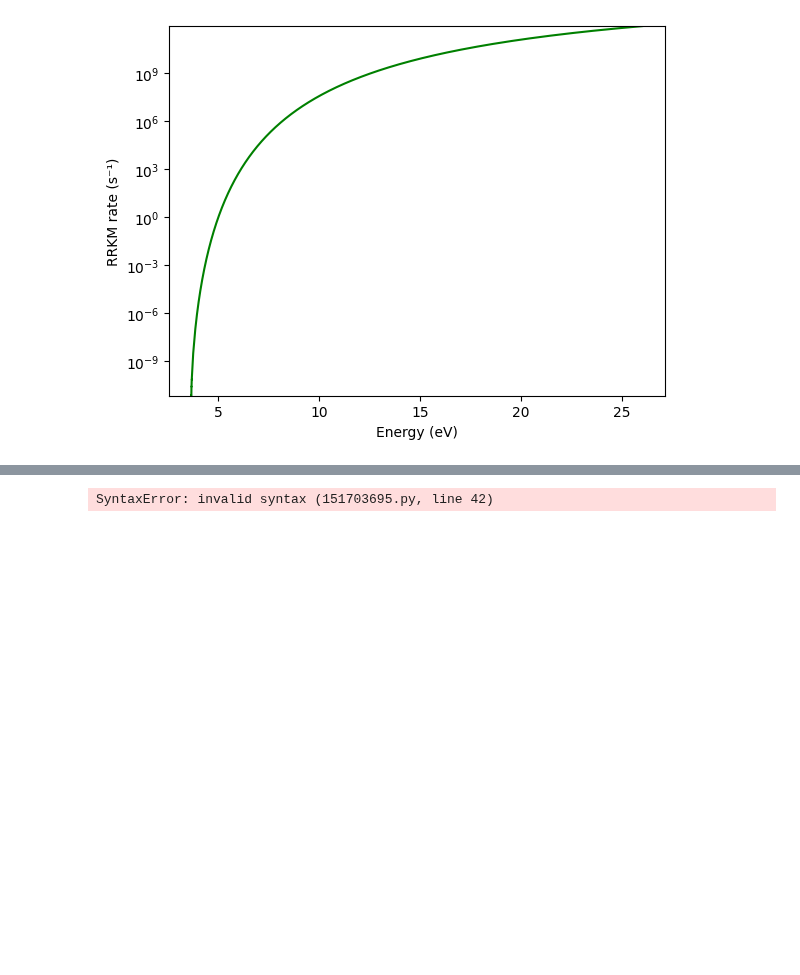
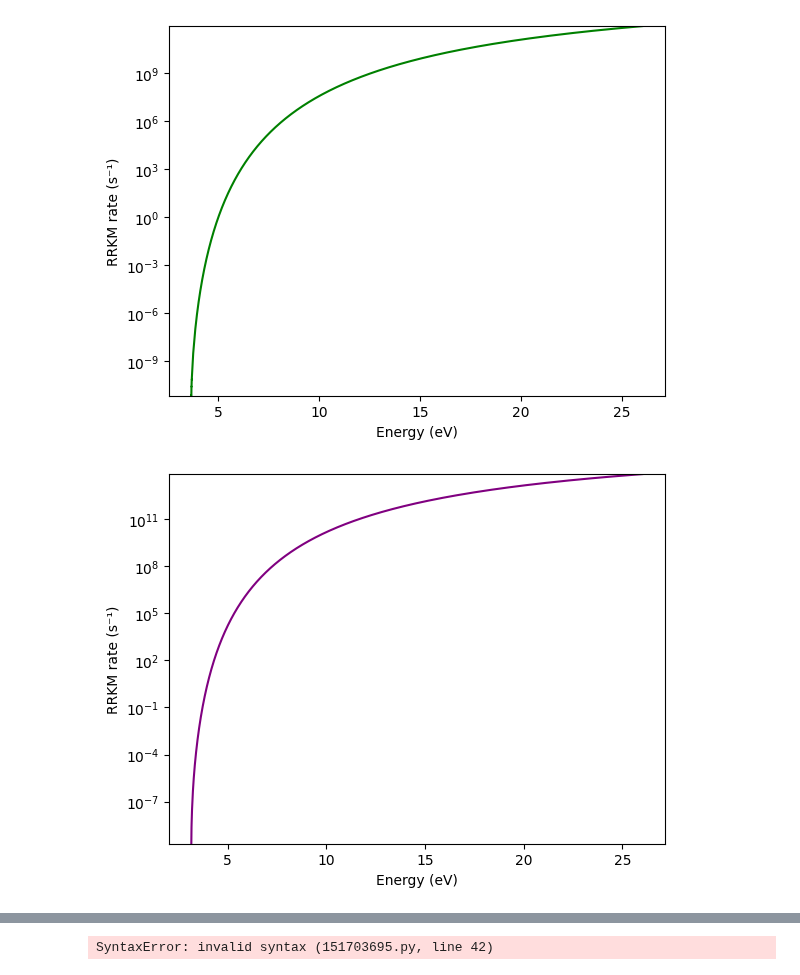
Before and after one commit to mustafa9812/Project-Cynap, a Jupyter notebook: Cynapfolder/calculations.ipynb, the cells around one changed output, grey strips where cells are left out. Saved outputs shown, nothing was run; the diff lists cells and outputs as text; code cells hidden in the pictures; blank space fills up the shorter version.

Commit message:
Fixing the TS Cation 1-cyano densum.dat file with scaling.py and replacing values. RRKM & Laplace dissocation rate are computed for the cation, small start to RF rate has been made. [WIP]

```diff
--- a/Cynapfolder/calculations.ipynb
+++ b/Cynapfolder/calculations.ipynb
@@ -264,3 +264,58 @@ plt.ylim(min(k_RRKM_list), max(k_RRKM_list))
 plt.show()
 # %% [output]
 [figure]
+# %%
+# DENSUM OUTPUT DATA
+df1 = pd.read_csv(
+    r'C:\Users\Mustafa\Documents\GitHub\Project-Cynap\Cynapfolder\Database\Densum_input_1cyano\Models\C-1-cyanonaphthalene\vibs\densum.out',
+    skiprows=115,
+    sep='\s+',
+    names=["No.", "E-Emin", "Density", "Sum"])
+
+df2 = pd.read_csv(
+    r'C:\Users\Mustafa\Documents\GitHub\Project-Cynap\Cynapfolder\Database\Densum_input_1cyano\Models\TS-C-1-cyanonaphthalene\vibs\densum.out',
+    skiprows=114,
+    sep='\s+',
+    names=["No.", "E-Emin", "Density", "Sum"])
+
+# CONSTANTS & PARAMETERS
+h_wavenumber = 4.135667696e-15 * 8065.56
+E0_cm = 25490
+cm_to_eV = 1.239841984e-4
+cm_grain = 10
+
+# LISTS
+density_of_states_list = df1["Density"].tolist()
+TS_sum_of_states_list = df2["Sum"].tolist()
+energies_list = df1["E-Emin"].tolist()
+k_RRKM_list = []
+filtered_energies_list = []
+
+# FUNCTIONS
+def RRKM_dissociation_rate(reaction_degen, TS_sum_of_states, density_of_states):
+    return (reaction_degen * TS_sum_of_states) / (h_wavenumber * density_of_states)
+
+# CALCULATIONS
+for energy, density in zip(energies_list, density_of_states_list):
+    if energy <= E0_cm:
+        continue
+
+    E_available = energy - E0_cm
+    index = int(E_available / cm_grain)
+
+    TS_sum_val = TS_sum_of_states_list[index]
+    k = RRKM_dissociation_rate(reaction_degen=1, TS_sum_of_states=TS_sum_val, density_of_states=density)
+    k_RRKM_list.append(k)
+    filtered_energies_list.append(energy)
+
+filtered_energies_list_eV = [e * cm_to_eV for e in filtered_energies_list]
+
+# PLOTTING
+plt.plot(filtered_energies_list_eV, k_RRKM_list, color='purple')
+plt.xlabel('Energy (eV)')
+plt.ylabel('RRKM rate (s⁻¹)')
+plt.yscale('log')
+plt.ylim(min(k_RRKM_list), max(k_RRKM_list))
+plt.show()
+# %% [output]
+[figure, added]
```
Also changed, not shown: parts of 4 cells of this notebook, 7 other files.
